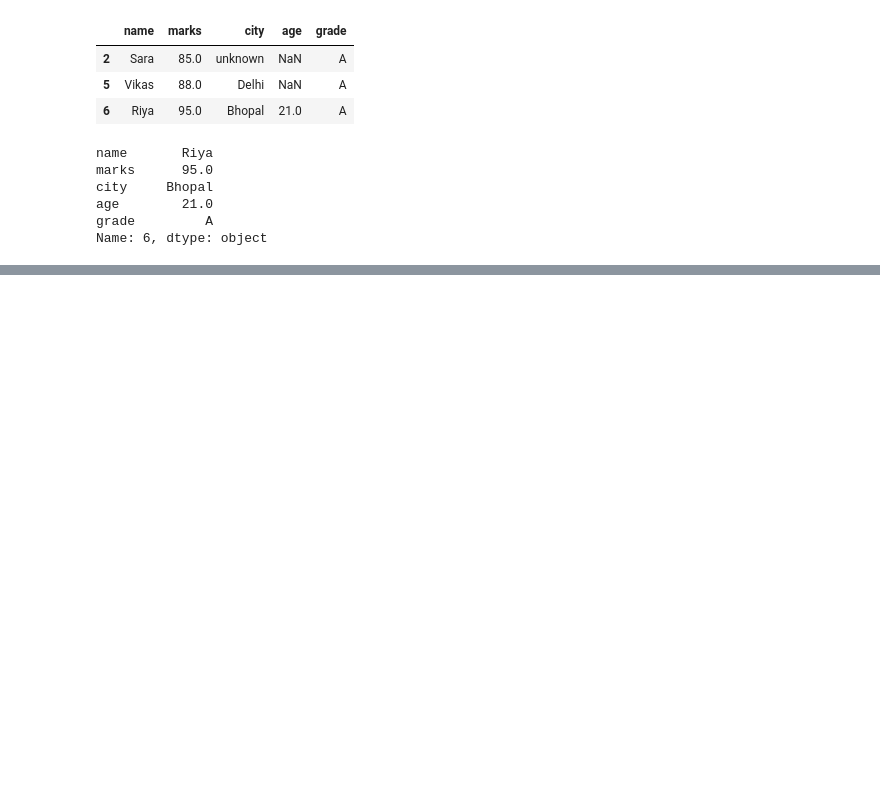
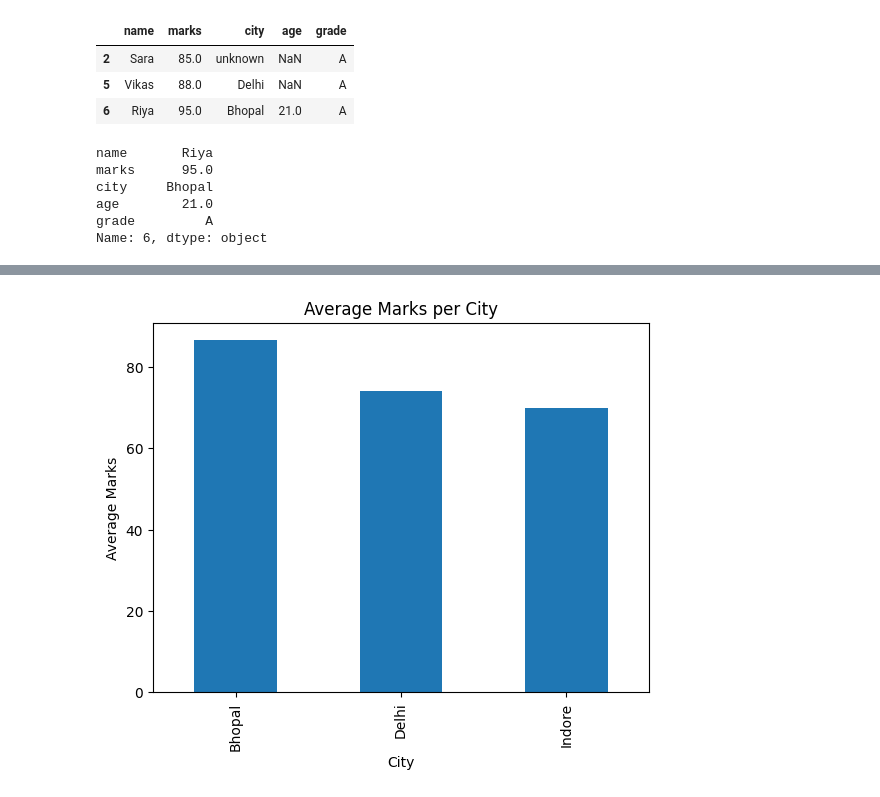
Before and after one commit to abizarq/student-performance-analysis, a Jupyter notebook: notebooks/analysis.ipynb, the cells around one changed output, grey strips where cells are left out. Saved outputs shown, nothing was run; the diff lists cells and outputs as text; code cells hidden in the pictures; blank space fills up the shorter version.

```diff
--- a/notebooks/analysis.ipynb
+++ b/notebooks/analysis.ipynb
@@ -136,0 +158,10 @@ df.to_csv("../data/students.csv", index=False)
+# %%
+df.groupby("city")["marks"].mean().plot(kind = "bar")
+
+plt.title("Average Marks per City")
+plt.xlabel("City")
+plt.ylabel("Average Marks")
+
+plt.show()
+# %% [output]
+[figure, added]
```
Also changed, not shown: parts of 9 cells of this notebook, 1 other file.
